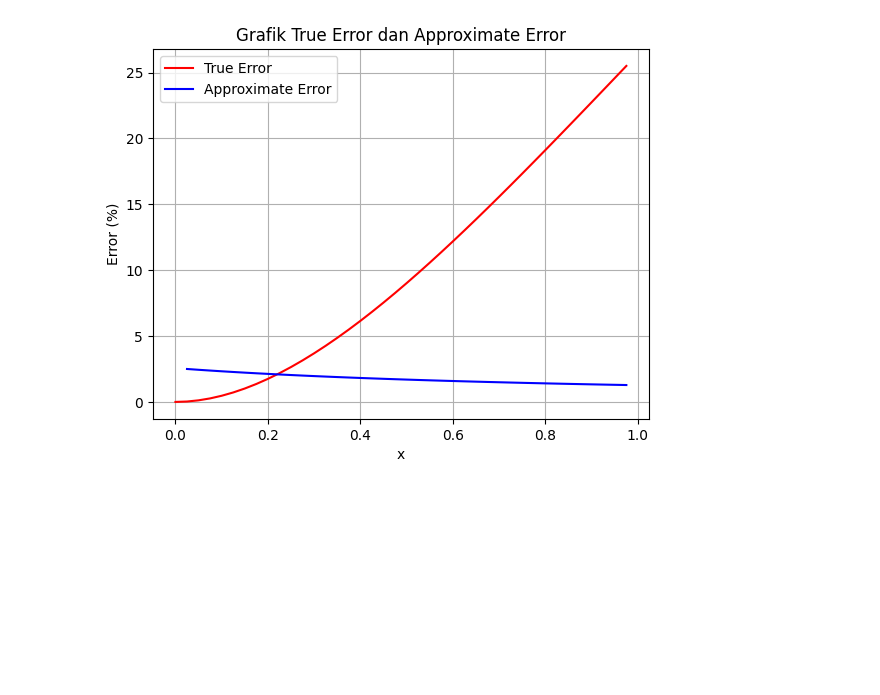
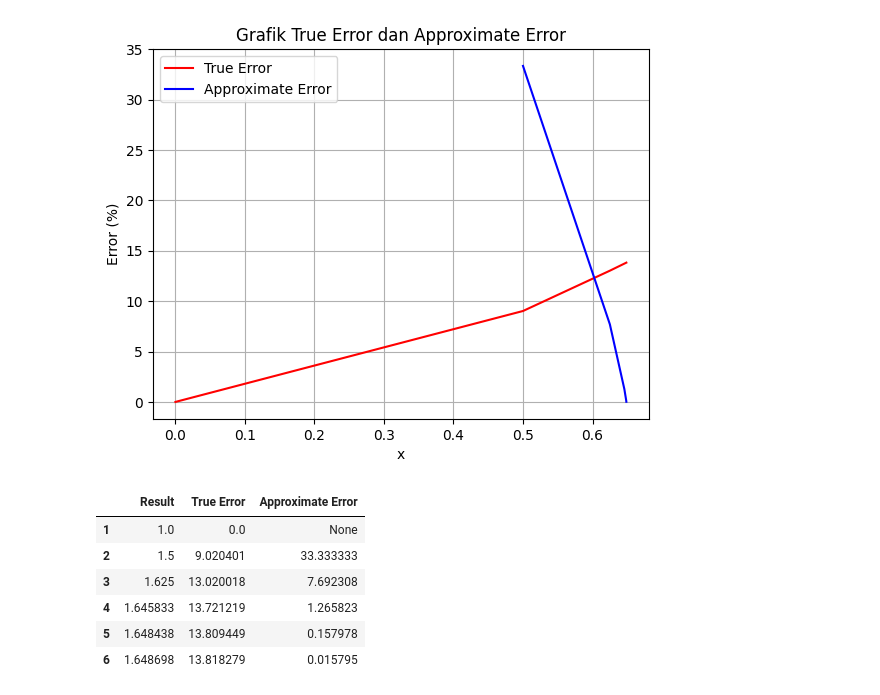
Before and after one commit to ElKarpeto/python-project, a Jupyter notebook: num-comp/mas-yassar.ipynb, the cells around one changed output. Cells and saved outputs as stored; diff of their text form; code cells hidden in the pictures; blank space fills up the shorter version.

Commit message:
fix: fix function Error Approx

```diff
--- a/num-comp/mas-yassar.ipynb
+++ b/num-comp/mas-yassar.ipynb
@@ -4,7 +4,7 @@ import numpy as np
 import math
 import pandas as pd
 
-x = np.arange(0, 1, 0.025)
+x = np.array([0, 0.5, 0.625, 0.645833333, 0.648437500, 0.648697917], dtype=np.float64)
 
 def realEquation(x):
     return math.e**x
@@ -15,32 +15,39 @@ def approxEquation(x):
 term = []
 result = []
 error_true = []
 error_approx = []
 
 for i in range(len(x)):
     true_error = (realEquation(x[i]) - approxEquation(x[i])) / realEquation(x[i]) * 100
     term.append(i+1)
     result.append(approxEquation(x[i]))
     error_true.append(true_error)
 
 for i in range(len(x)):
     if i - 1 >= 0:
-        approx_error = ((approxEquation(x[i]) - approxEquation(x[i-1])) / approxEquation(x[i-1])) * 100
+        approx_error = ((approxEquation(x[i]) - approxEquation(x[i-1])) / approxEquation(x[i])) * 100
         error_approx.append(approx_error)
     else:
         error_approx.append(None)
 
 data = np.array([result, error_true, error_approx])
 df = pd.DataFrame(data.T, columns=["Result", "True Error", "Approximate Error"], index=term)
 df.to_csv("data_yassar.csv", index_label="Term")
 
 plt.title("Grafik True Error dan Approximate Error")
 plt.plot(x, error_true, color="red", label="True Error")
 plt.plot(x, error_approx, color="blue", label="Approximate Error")
 plt.xlabel("x")
 plt.ylabel("Error (%)")
 plt.legend()
 plt.grid(True)
 plt.show()
 # %% [output]
-[figure, old version]
+[figure, new version]
+|  | Result | True Error | Approximate Error |
+| 1 | 1.0 | 0.0 | None |
+| 2 | 1.5 | 9.020401 | 33.333333 |
+| 3 | 1.625 | 13.020018 | 7.692308 |
+| 4 | 1.645833 | 13.721219 | 1.265823 |
+| 5 | 1.648438 | 13.809449 | 0.157978 |
+| 6 | 1.648698 | 13.818279 | 0.015795 |
```
Also changed, not shown: 1 other file.
